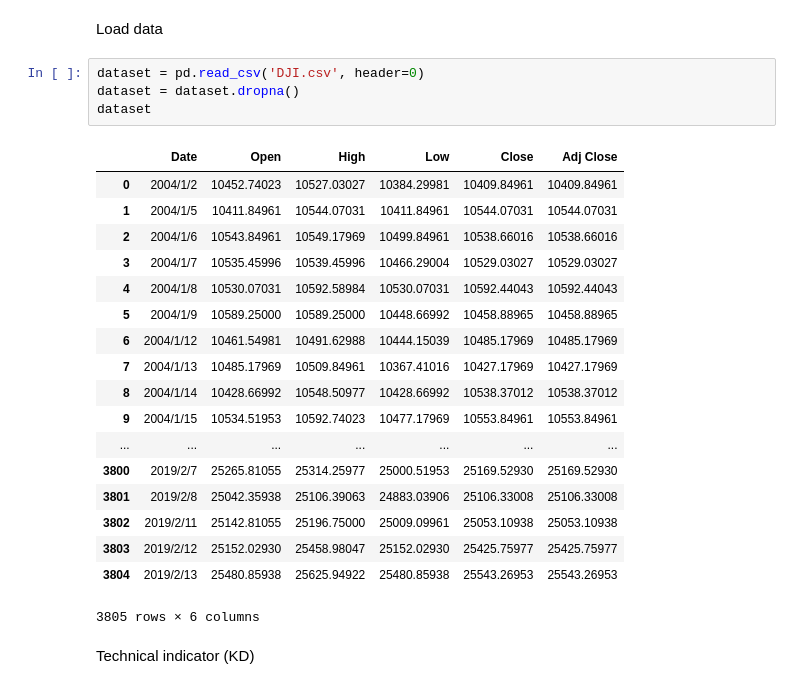
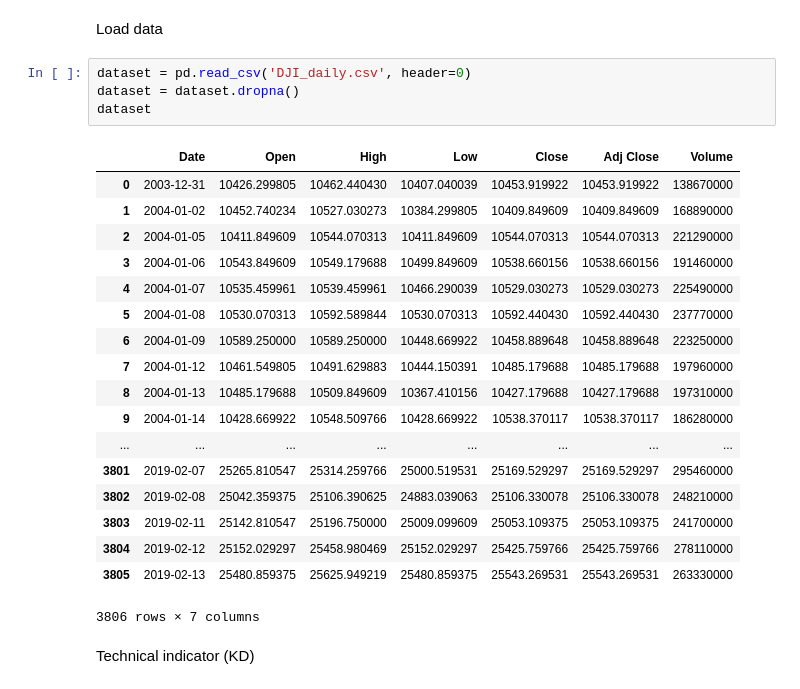
Before and after one commit to ShirleyTSLiu/Project, a Jupyter notebook: KD_prediction.ipynb, the cells around one changed output. Saved outputs shown, nothing was run; the diff lists cells and outputs as text.

```diff
--- a/KD_prediction.ipynb
+++ b/KD_prediction.ipynb
@@ -7,28 +7,28 @@ import matplotlib.pyplot as plt
 # %% [markdown]
 Load data
 # %%
-dataset = pd.read_csv('DJI.csv', header=0)
+dataset = pd.read_csv('DJI_daily.csv', header=0)
 dataset = dataset.dropna()
 dataset
 # %% [output]
-|  | Date | Open | High | Low | Close | Adj Close |
-| 0 | 2004/1/2 | 10452.74023 | 10527.03027 | 10384.29981 | 10409.84961 | 10409.84961 |
-| 1 | 2004/1/5 | 10411.84961 | 10544.07031 | 10411.84961 | 10544.07031 | 10544.07031 |
-| 2 | 2004/1/6 | 10543.84961 | 10549.17969 | 10499.84961 | 10538.66016 | 10538.66016 |
-| 3 | 2004/1/7 | 10535.45996 | 10539.45996 | 10466.29004 | 10529.03027 | 10529.03027 |
-| 4 | 2004/1/8 | 10530.07031 | 10592.58984 | 10530.07031 | 10592.44043 | 10592.44043 |
-| 5 | 2004/1/9 | 10589.25000 | 10589.25000 | 10448.66992 | 10458.88965 | 10458.88965 |
-| 6 | 2004/1/12 | 10461.54981 | 10491.62988 | 10444.15039 | 10485.17969 | 10485.17969 |
-| 7 | 2004/1/13 | 10485.17969 | 10509.84961 | 10367.41016 | 10427.17969 | 10427.17969 |
-| 8 | 2004/1/14 | 10428.66992 | 10548.50977 | 10428.66992 | 10538.37012 | 10538.37012 |
-| 9 | 2004/1/15 | 10534.51953 | 10592.74023 | 10477.17969 | 10553.84961 | 10553.84961 |
-| ... | ... | ... | ... | ... | ... | ... |
-| 3800 | 2019/2/7 | 25265.81055 | 25314.25977 | 25000.51953 | 25169.52930 | 25169.52930 |
-| 3801 | 2019/2/8 | 25042.35938 | 25106.39063 | 24883.03906 | 25106.33008 | 25106.33008 |
-| 3802 | 2019/2/11 | 25142.81055 | 25196.75000 | 25009.09961 | 25053.10938 | 25053.10938 |
-| 3803 | 2019/2/12 | 25152.02930 | 25458.98047 | 25152.02930 | 25425.75977 | 25425.75977 |
-| 3804 | 2019/2/13 | 25480.85938 | 25625.94922 | 25480.85938 | 25543.26953 | 25543.26953 |
+|  | Date | Open | High | Low | Close | Adj Close | Volume |
+| 0 | 2003-12-31 | 10426.299805 | 10462.440430 | 10407.040039 | 10453.919922 | 10453.919922 | 138670000 |
+| 1 | 2004-01-02 | 10452.740234 | 10527.030273 | 10384.299805 | 10409.849609 | 10409.849609 | 168890000 |
+| 2 | 2004-01-05 | 10411.849609 | 10544.070313 | 10411.849609 | 10544.070313 | 10544.070313 | 221290000 |
+| 3 | 2004-01-06 | 10543.849609 | 10549.179688 | 10499.849609 | 10538.660156 | 10538.660156 | 191460000 |
+| 4 | 2004-01-07 | 10535.459961 | 10539.459961 | 10466.290039 | 10529.030273 | 10529.030273 | 225490000 |
+| 5 | 2004-01-08 | 10530.070313 | 10592.589844 | 10530.070313 | 10592.440430 | 10592.440430 | 237770000 |
+| 6 | 2004-01-09 | 10589.250000 | 10589.250000 | 10448.669922 | 10458.889648 | 10458.889648 | 223250000 |
+| 7 | 2004-01-12 | 10461.549805 | 10491.629883 | 10444.150391 | 10485.179688 | 10485.179688 | 197960000 |
+| 8 | 2004-01-13 | 10485.179688 | 10509.849609 | 10367.410156 | 10427.179688 | 10427.179688 | 197310000 |
+| 9 | 2004-01-14 | 10428.669922 | 10548.509766 | 10428.669922 | 10538.370117 | 10538.370117 | 186280000 |
+| ... | ... | ... | ... | ... | ... | ... | ... |
+| 3801 | 2019-02-07 | 25265.810547 | 25314.259766 | 25000.519531 | 25169.529297 | 25169.529297 | 295460000 |
+| 3802 | 2019-02-08 | 25042.359375 | 25106.390625 | 24883.039063 | 25106.330078 | 25106.330078 | 248210000 |
+| 3803 | 2019-02-11 | 25142.810547 | 25196.750000 | 25009.099609 | 25053.109375 | 25053.109375 | 241700000 |
+| 3804 | 2019-02-12 | 25152.029297 | 25458.980469 | 25152.029297 | 25425.759766 | 25425.759766 | 278110000 |
+| 3805 | 2019-02-13 | 25480.859375 | 25625.949219 | 25480.859375 | 25543.269531 | 25543.269531 | 263330000 |
-3805 rows × 6 columns
+3806 rows × 7 columns
 # %% [markdown]
 Technical indicator (KD)
 # %%
```
Also changed, not shown: parts of 9 cells of this notebook, 2 other files.
